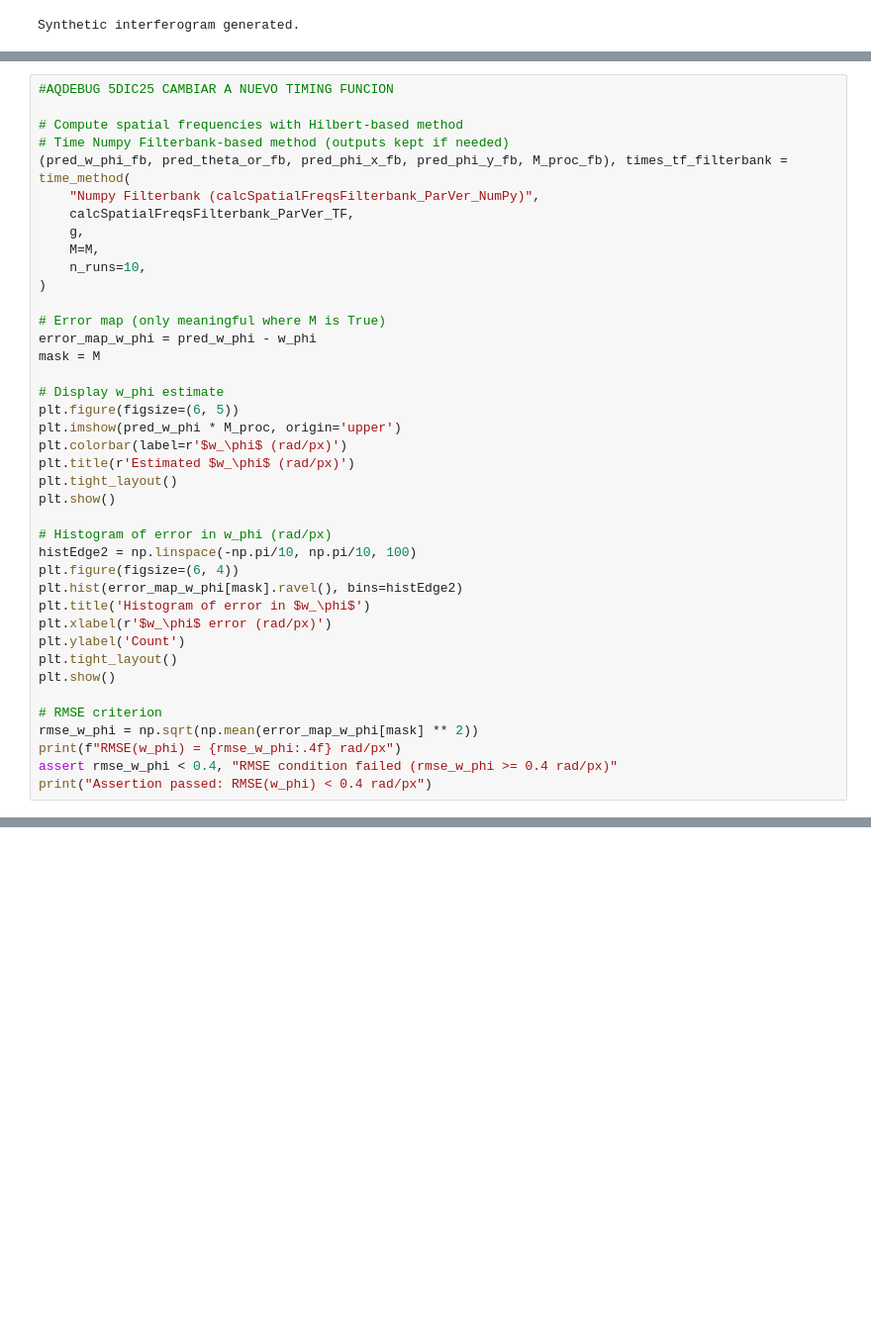
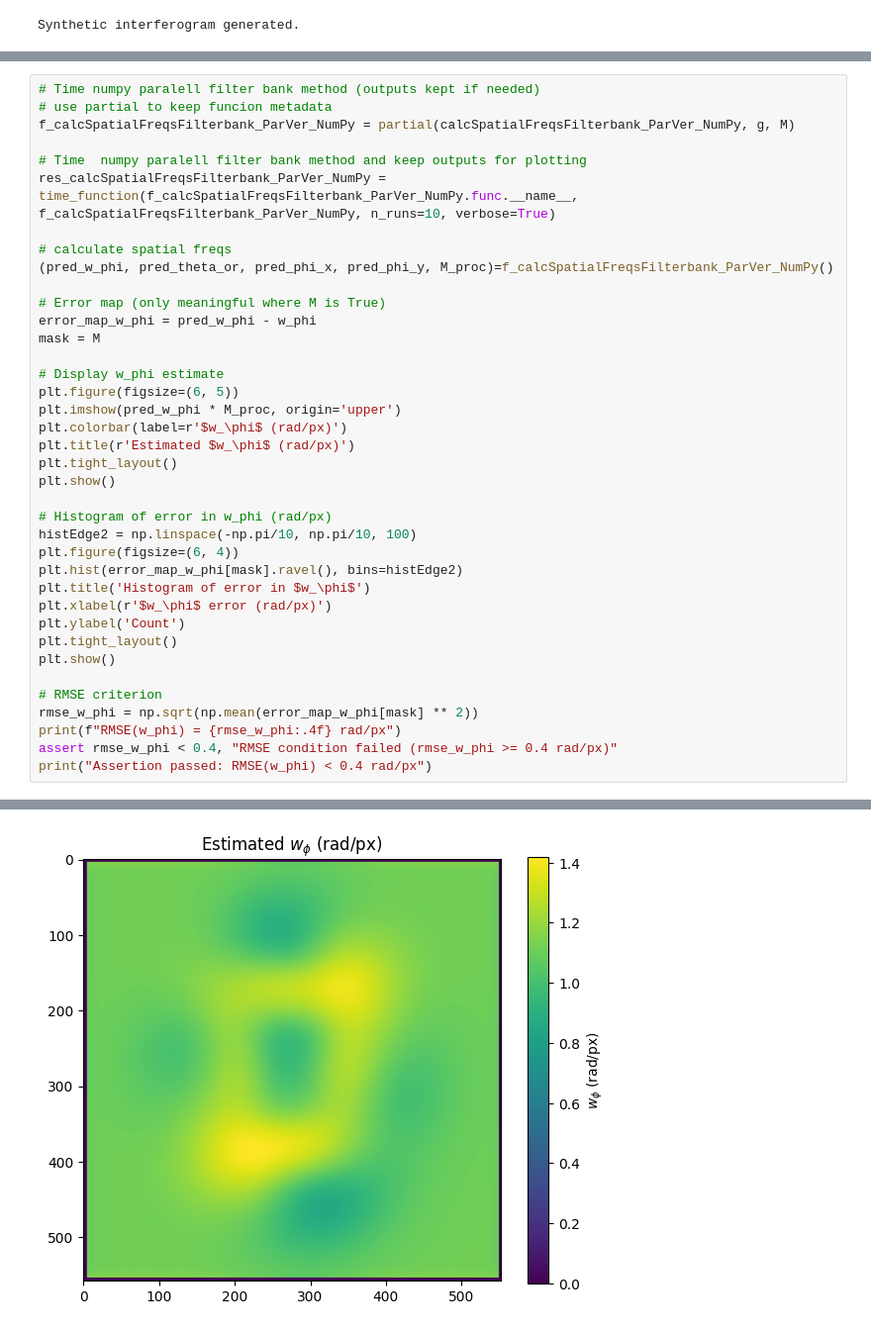
Before and after one commit to juaquiro/72_OM4M008_LENSPMD25_CPU_GPU_FPA, a Jupyter notebook: Python_src/testCalcSpatialFreqsHilbert2D_CPU-GPU.ipynb, the cells around one changed output, grey strips where cells are left out. Shown: that part at 99% size. Cells and saved outputs as stored; diff of their text form; blank space fills up the shorter version.

```diff
--- a/Python_src/testCalcSpatialFreqsHilbert2D_CPU-GPU.ipynb
+++ b/Python_src/testCalcSpatialFreqsHilbert2D_CPU-GPU.ipynb
@@ -203,15 +228,13 @@ print("Assertion passed: RMSE(w_phi) < 0.4 rad/px")
 # %%
-#AQDEBUG 5DIC25 CAMBIAR A NUEVO TIMING FUNCION
+# Time numpy paralell filter bank method (outputs kept if needed)
+# use partial to keep funcion metadata
+f_calcSpatialFreqsFilterbank_ParVer_NumPy = partial(calcSpatialFreqsFilterbank_ParVer_NumPy, g, M)
 
-# Compute spatial frequencies with Hilbert-based method
-# Time Numpy Filterbank-based method (outputs kept if needed)
-(pred_w_phi_fb, pred_theta_or_fb, pred_phi_x_fb, pred_phi_y_fb, M_proc_fb), times_tf_filterbank = time_method(
-    "Numpy Filterbank (calcSpatialFreqsFilterbank_ParVer_NumPy)",
-    calcSpatialFreqsFilterbank_ParVer_TF,
-    g,
-    M=M,
-    n_runs=10,
-)
+# Time  numpy paralell filter bank method and keep outputs for plotting
+res_calcSpatialFreqsFilterbank_ParVer_NumPy = time_function(f_calcSpatialFreqsFilterbank_ParVer_NumPy.func.__name__, f_calcSpatialFreqsFilterbank_ParVer_NumPy, n_runs=10, verbose=True)
+
+# calculate spatial freqs
+(pred_w_phi, pred_theta_or, pred_phi_x, pred_phi_y, M_proc)=f_calcSpatialFreqsFilterbank_ParVer_NumPy()
 
 # Error map (only meaningful where M is True)
 error_map_w_phi = pred_w_phi - w_phi
@@ -240,3 +263,4 @@ rmse_w_phi = np.sqrt(np.mean(error_map_w_phi[mask] ** 2))
 print(f"RMSE(w_phi) = {rmse_w_phi:.4f} rad/px")
 assert rmse_w_phi < 0.4, "RMSE condition failed (rmse_w_phi >= 0.4 rad/px)"
 print("Assertion passed: RMSE(w_phi) < 0.4 rad/px")
+# %% [output]
@@ -242,0 +279 @@ print("Assertion passed: RMSE(w_phi) < 0.4 rad/px")
+[figure, added]
```
Also changed, not shown: parts of 7 cells of this notebook, 2 other files.
